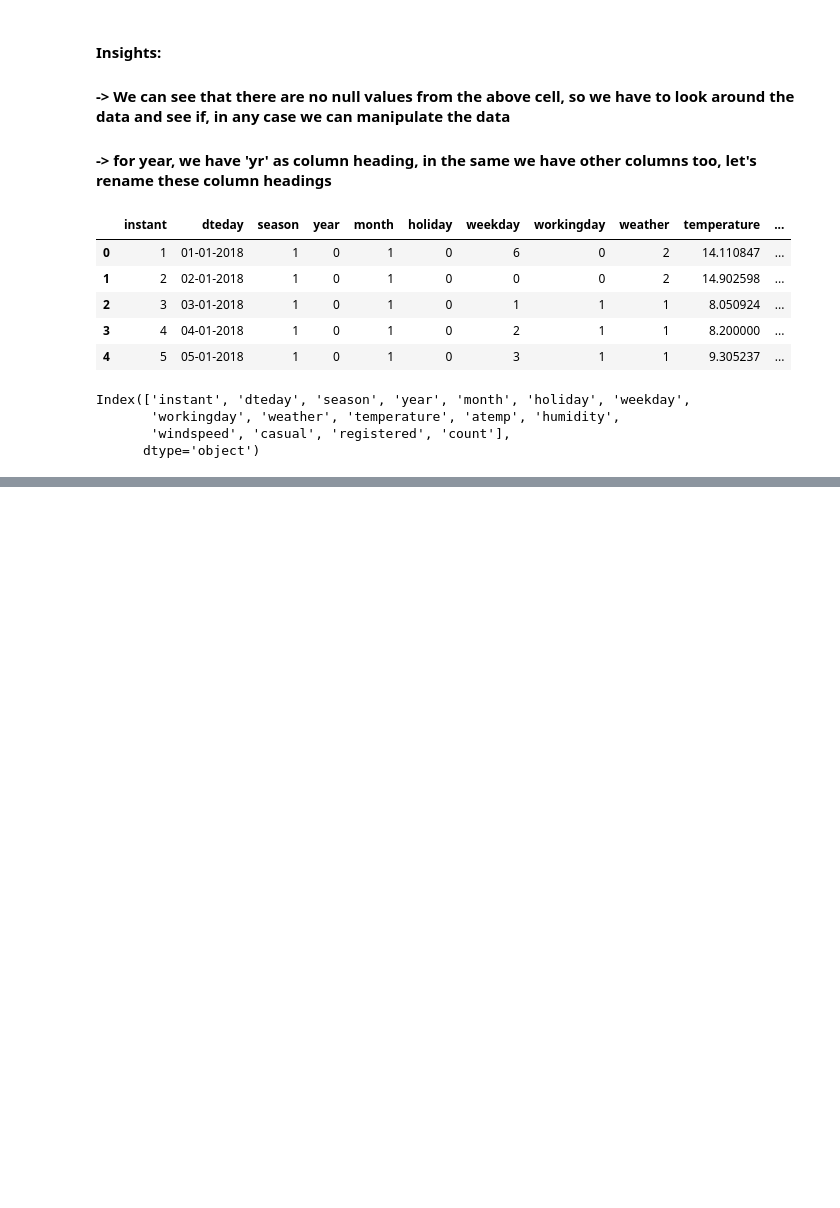
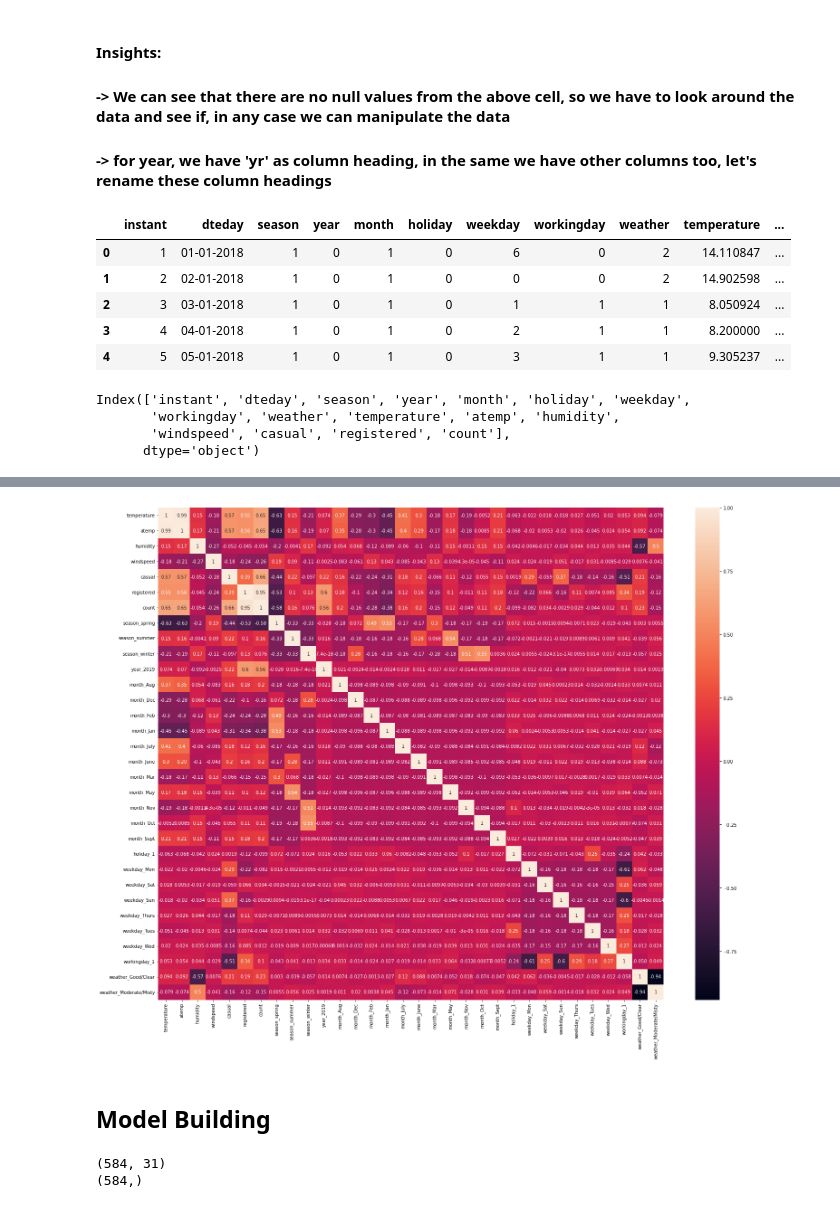
Before and after one commit to thomson18/LR-Model, a Jupyter notebook: LR_Model.ipynb, the cells around one changed output, grey strips where cells are left out. Saved outputs shown, nothing was run; the diff lists cells and outputs as text; code cells hidden in the pictures; blank space fills up the shorter version.

```diff
--- a/LR_Model.ipynb
+++ b/LR_Model.ipynb
@@ -301,0 +403,5 @@ plt.show()
+# %%
+# dropping columns from which dummy values were created
+
+bike_oh.drop(categorial, axis=1, inplace = True)
+bike_oh.head()
@@ -301,0 +446,9 @@ plt.show()
+# %%
+# splitting the data into two dataframes for training and testing the model
+
+bike_train, bike_test = train_test_split(bike_oh, train_size=0.80, random_state=100)
+
+# verify the columns and rows
+
+print(bike_train.shape)
+print(bike_test.shape)
@@ -301,0 +475,11 @@ plt.show()
+# %%
+# defining a variable scaler for minmax scaling
+
+scaler = MinMaxScaler()
+# %%
+# performing scaling on all the numericals values of train dataset
+
+numericals = ['temperature', 'atemp', 'humidity', 'windspeed', 'count']
+
+bike_train[numericals] = scaler.fit_transform(bike_train[numericals])
+bike_train[numericals].head()
@@ -301,0 +507,21 @@ plt.show()
+# %%
+# Let's check the correlation coefficients to see which variables are highly correlated.
+
+plt.figure(figsize = [25,20])
+sns.heatmap(bike_train.corr(),annot =True)
+plt.show()
+# %% [output]
+[figure, added]
+# %% [markdown]
+## Model Building
+# %%
+# Dividing training set into X_train and y_train sets for the model building
+
+X_train = bike_train
+y_train = bike_train.pop('count')
+
+print(X_train.shape)
+print(y_train.shape)
+# %% [output]
+(584, 31)
+(584,)
```
Also changed, not shown: parts of 103 cells of this notebook.
